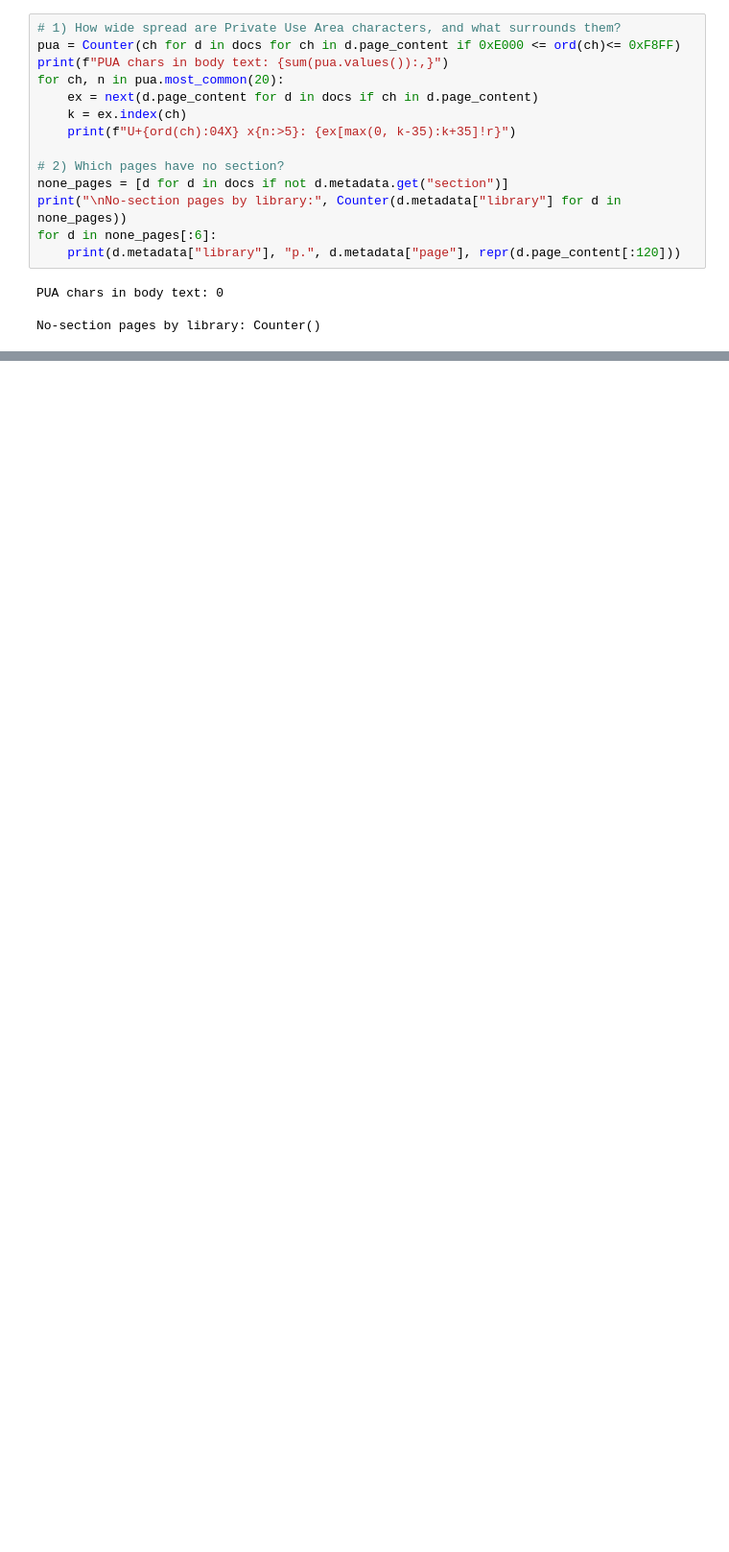
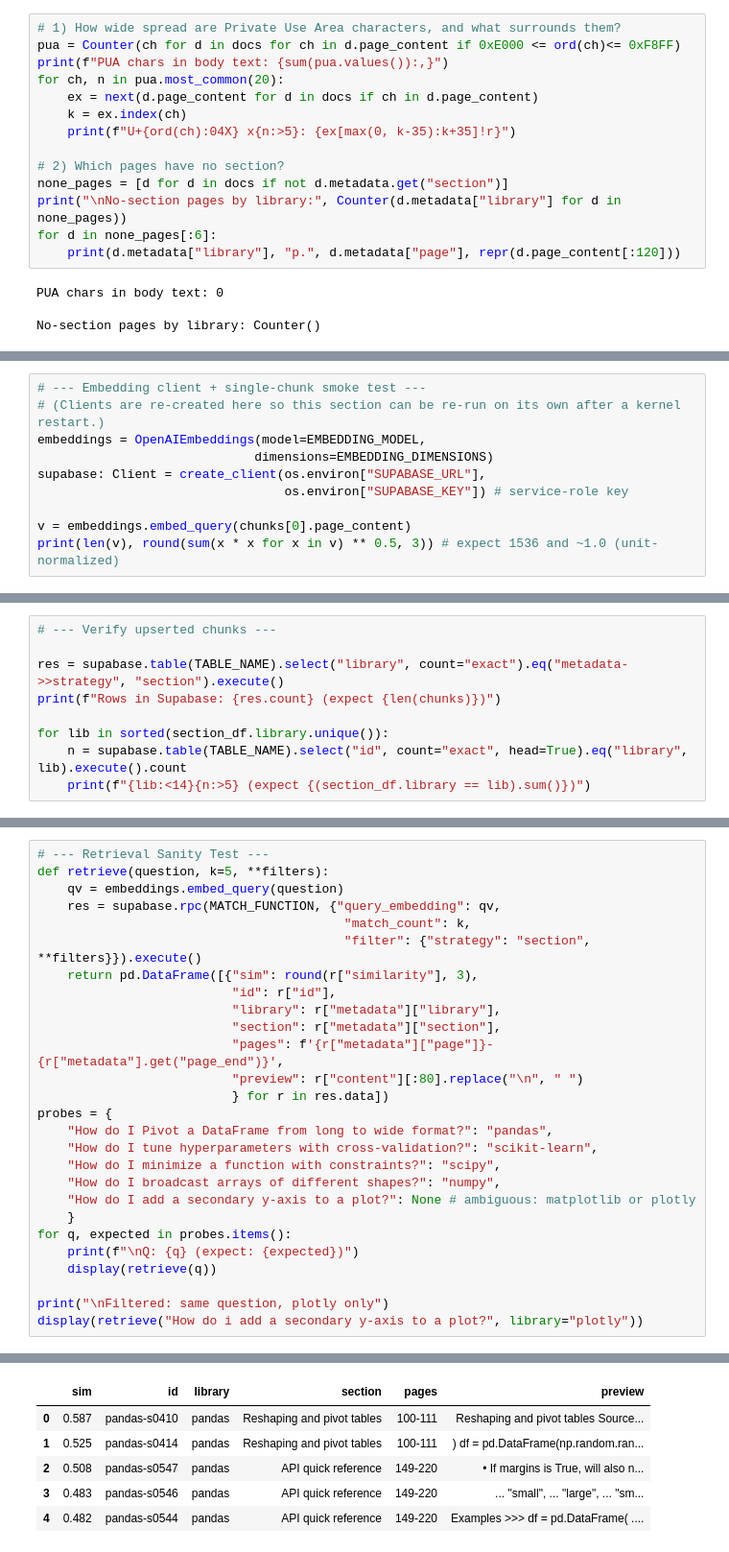
Before and after one commit to MWPerrineJr/llm_engineering-1, a Jupyter notebook: datascience_rag/datascience_rag.ipynb, the cells around one changed output, grey strips where cells are left out. Shown at 96% size. Cells and saved outputs as stored; diff of their text form; blank space fills up the shorter version.

Commit message:
working on data science rag

```diff
--- a/datascience_rag/datascience_rag.ipynb
+++ b/datascience_rag/datascience_rag.ipynb
@@ -308,0 +428,10 @@ class Chunk(BaseModel):
+# %%
+# --- Embedding client + single-chunk smoke test ---
+# (Clients are re-created here so this section can be re-run on its own after a kernel restart.)
+embeddings = OpenAIEmbeddings(model=EMBEDDING_MODEL,
+                             dimensions=EMBEDDING_DIMENSIONS)
+supabase: Client = create_client(os.environ["SUPABASE_URL"],
+                                 os.environ["SUPABASE_KEY"]) # service-role key
+
+v = embeddings.embed_query(chunks[0].page_content)
+print(len(v), round(sum(x * x for x in v) ** 0.5, 3)) # expect 1536 and ~1.0 (unit-normalized)
@@ -308,0 +456,9 @@ class Chunk(BaseModel):
+# %%
+# --- Verify upserted chunks ---
+
+res = supabase.table(TABLE_NAME).select("library", count="exact").eq("metadata->>strategy", "section").execute()
+print(f"Rows in Supabase: {res.count} (expect {len(chunks)})")
+
+for lib in sorted(section_df.library.unique()):
+    n = supabase.table(TABLE_NAME).select("id", count="exact", head=True).eq("library", lib).execute().count
+    print(f"{lib:<14}{n:>5} (expect {(section_df.library == lib).sum()})")
@@ -308,0 +484,28 @@ class Chunk(BaseModel):
+# %%
+# --- Retrieval Sanity Test ---
+def retrieve(question, k=5, **filters):
+    qv = embeddings.embed_query(question)
+    res = supabase.rpc(MATCH_FUNCTION, {"query_embedding": qv,
+                                         "match_count": k,
+                                         "filter": {"strategy": "section", **filters}}).execute()
+    return pd.DataFrame([{"sim": round(r["similarity"], 3),
+                          "id": r["id"],
+                          "library": r["metadata"]["library"],
+                          "section": r["metadata"]["section"],
+                          "pages": f'{r["metadata"]["page"]}-{r["metadata"].get("page_end")}',
+                          "preview": r["content"][:80].replace("\n", " ")
+                          } for r in res.data])
+probes = {
+    "How do I Pivot a DataFrame from long to wide format?": "pandas",
+    "How do I tune hyperparameters with cross-validation?": "scikit-learn",
+    "How do I minimize a function with constraints?": "scipy",
+    "How do I broadcast arrays of different shapes?": "numpy",
+    "How do I add a secondary y-axis to a plot?": None # ambiguous: matplotlib or plotly
+    }
+for q, expected in probes.items():
+    print(f"\nQ: {q} (expect: {expected})")
+    display(retrieve(q))
+
+print("\nFiltered: same question, plotly only")
+display(retrieve("How do i add a secondary y-axis to a plot?", library="plotly"))
+# %% [output]
@@ -308,0 +513,6 @@ class Chunk(BaseModel):
+|  | sim | id | library | section | pages | preview |
+| 0 | 0.587 | pandas-s0410 | pandas | Reshaping and pivot tables | 100-111 | Reshaping and pivot tables Source... |
+| 1 | 0.525 | pandas-s0414 | pandas | Reshaping and pivot tables | 100-111 | ) df = pd.DataFrame(np.random.ran... |
+| 2 | 0.508 | pandas-s0547 | pandas | API quick reference | 149-220 | • If margins is True, will also n... |
+| 3 | 0.483 | pandas-s0546 | pandas | API quick reference | 149-220 | ... "small", ... "large", ... "sm... |
+| 4 | 0.482 | pandas-s0544 | pandas | API quick reference | 149-220 | Examples >>> df = pd.DataFrame( .... |
```
Also changed, not shown: parts of 39 cells of this notebook, 1 other file.
